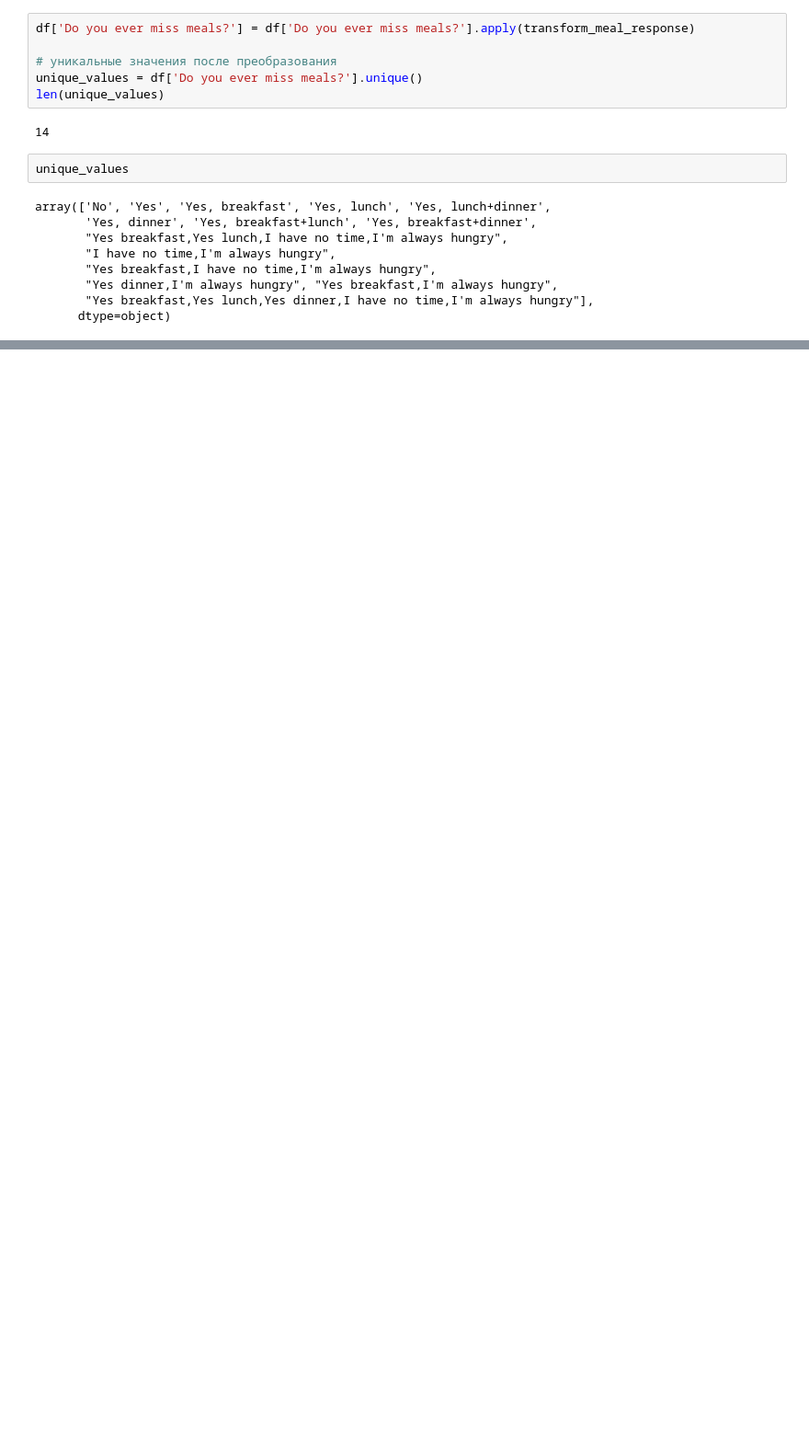
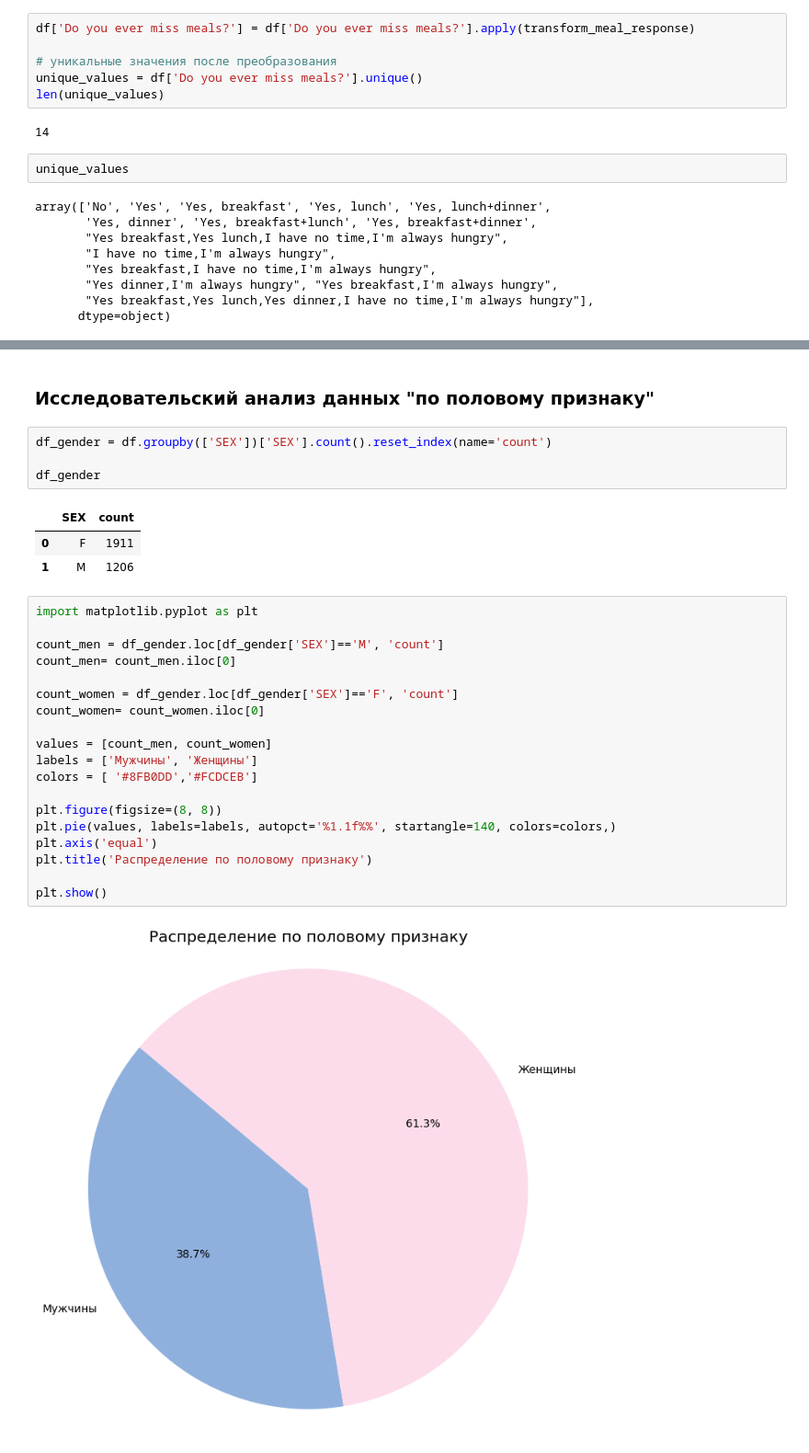
Before and after one commit to katerinavelichko/eating-habits-tracker, a Jupyter notebook: notebooks/sleep_quality_notebook.ipynb, the cells around one changed output, grey strips where cells are left out. Shown at 92% size. Drawn from its saved outputs; the diff is of its cells as text; blank space fills up the shorter version.

```diff
--- a/notebooks/sleep_quality_notebook.ipynb
+++ b/notebooks/sleep_quality_notebook.ipynb
@@ -618,0 +621,31 @@ array(['No', 'Yes', 'Yes, breakfast', 'Yes, lunch', 'Yes, lunch+dinner',
+# %% [markdown]
+### Исследовательский анализ данных "по половому признаку"
+# %%
+df_gender = df.groupby(['SEX'])['SEX'].count().reset_index(name='count')
+
+df_gender
+# %% [output]
+|  | SEX | count |
+| 0 | F | 1911 |
+| 1 | M | 1206 |
+# %%
+import matplotlib.pyplot as plt
+
+count_men = df_gender.loc[df_gender['SEX']=='M', 'count']
+count_men= count_men.iloc[0]
+
+count_women = df_gender.loc[df_gender['SEX']=='F', 'count']
+count_women= count_women.iloc[0]
+
+values = [count_men, count_women]
+labels = ['Мужчины', 'Женщины']
+colors = [ '#8FB0DD','#FCDCEB']
+
+plt.figure(figsize=(8, 8))
+plt.pie(values, labels=labels, autopct='%1.1f%%', startangle=140, colors=colors,)
+plt.axis('equal')
+plt.title('Распределение по половому признаку')
+
+plt.show()
+# %% [output]
+[figure, added]
```
Also changed, not shown: parts of 8 cells of this notebook.
